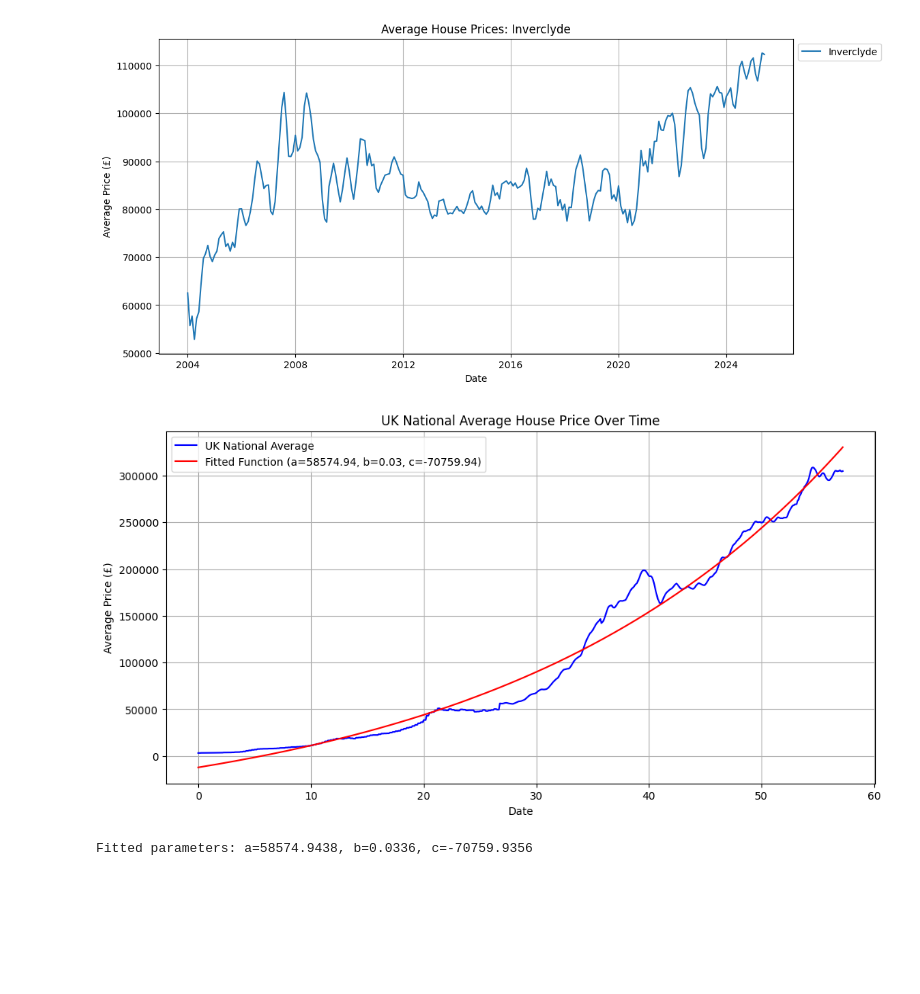
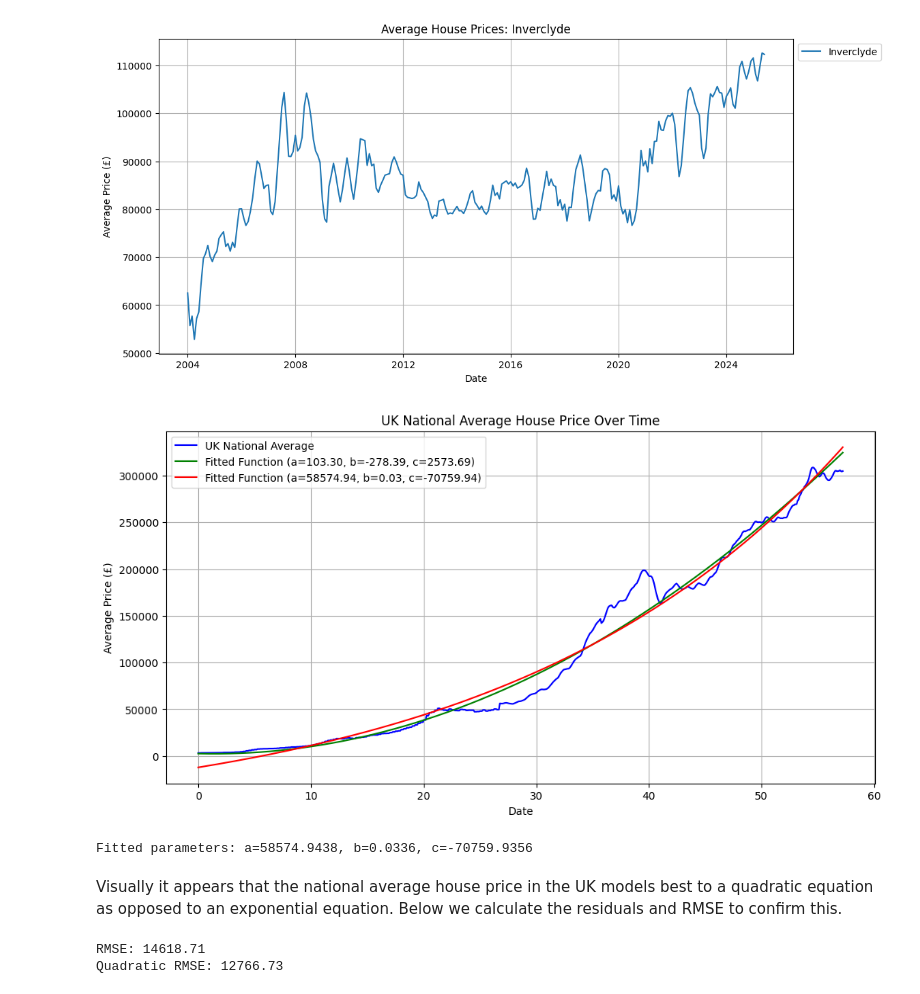
Before and after one commit to astoncrawley/uk-house-price-index, a Jupyter notebook: notebooks/uk-house-price-analysis.ipynb, the cells around one changed output. Cells and saved outputs as stored; diff of their text form; code cells hidden in the pictures; blank space fills up the shorter version.

Commit message:
Evaluate models using goodness of fit metrics

```diff
--- a/notebooks/uk-house-price-analysis.ipynb
+++ b/notebooks/uk-house-price-analysis.ipynb
@@ -217,34 +217,74 @@ def exponential_growth(x, a, b, c):
     c: offset
     """
     return a * np.exp(b * x) + c
+
+def quadratic(x, a, b, c):
+    """
+    A quadratic function: y = ax^2 + bx + c
+    a: quadratic coefficient
+    b: linear coefficient
+    c: constant term
+    """
+    return a * x**2 + b * x + c
 # %%
+# Perform the non-linear regression using curve_fit
+# Provide initial guess values for the parameters (optional but recommended)
+initial_guesses = [1, 0.1, 0]
+quad_params, quad_covariance = curve_fit(quadratic, national_avg.index, national_avg.values, p0=initial_guesses)
+
+# Extract the fitted parameters
+quad_a_fit, quad_b_fit, quad_c_fit = quad_params
+
+# 4. Generate the fitted curve
+quad_y_fit = quadratic(national_avg.index, quad_a_fit, quad_b_fit, quad_c_fit)
+
+
 # Perform the non-linear regression using curve_fit
 # Provide initial guess values for the parameters (optional but recommended)
 initial_guesses = [1, 0.1, 0]
 params, covariance = curve_fit(exponential_growth, national_avg.index, national_avg.values, p0=initial_guesses)
 
 # Extract the fitted parameters
 a_fit, b_fit, c_fit = params
 
 # 4. Generate the fitted curve
 y_fit = exponential_growth(national_avg.index, a_fit, b_fit, c_fit)
 
+
 # 5. Visualise the results
 plt.figure(figsize=(12, 6))
 plt.plot(national_avg.index, national_avg.values, label="UK National Average", color="blue")
 # plt.scatter(national_avg.index, national_avg.values, label='Noisy Data', s=20, alpha=0.7)
 # plt.plot(national_avg.index, y_true, label='True Function (Ideal)', color='green', linestyle='--')
+plt.plot(national_avg.index, quad_y_fit, label=f'Fitted Function (a={quad_a_fit:.2f}, b={quad_b_fit:.2f}, c={quad_c_fit:.2f})', color='green')
 plt.plot(national_avg.index, y_fit, label=f'Fitted Function (a={a_fit:.2f}, b={b_fit:.2f}, c={c_fit:.2f})', color='red')
 plt.xlabel("Date")
 plt.ylabel("Average Price (£)")
-plt.title('Non-Linear Regression: Exponential Growth')
+# plt.title('Non-Linear Regression: Exponential Growth')
 plt.title("UK National Average House Price Over Time")
 plt.legend()
 plt.grid(True)
 plt.show()
 
 print(f"Fitted parameters: a={a_fit:.4f}, b={b_fit:.4f}, c={c_fit:.4f}")
 # print(f"True parameters: a={true_a:.4f}, b={true_b:.4f}, c={true_c:.4f}")
 # %% [output]
-[figure, old version]
+[figure, new version]
 Fitted parameters: a=58574.9438, b=0.0336, c=-70759.9356
+# %% [markdown]
+Visually it appears that the national average house price in the UK models best to a quadratic equation as opposed to an exponential equation. Below we calculate the residuals and RMSE to confirm this.
+# %%
+residuals = national_avg.values - y_fit
+quad_residuals = national_avg.values - quad_y_fit
+
+mse = np.mean(residuals**2)
+quad_mse = np.mean(quad_residuals**2)
+
+rmse = np.sqrt(mse)
+quad_rmse = np.sqrt(quad_mse)
+
+print(f"RMSE: {rmse:.2f}")
+print(f"Quadratic RMSE: {quad_rmse:.2f}")
+# %% [output]
+RMSE: 14618.71
+Quadratic RMSE: 12766.73
```
Also changed, not shown: parts of 1 cell of this notebook.
